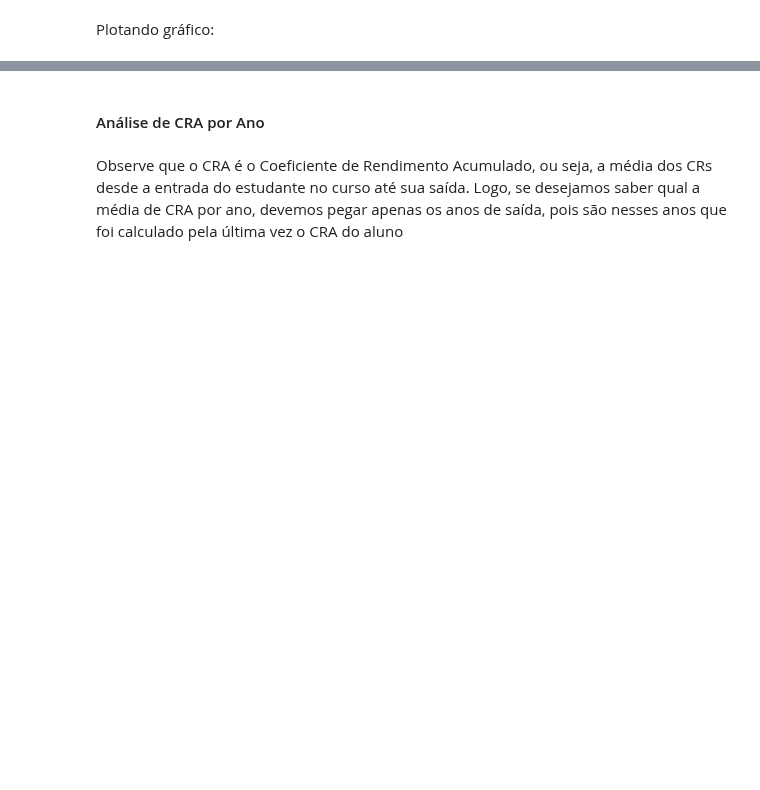
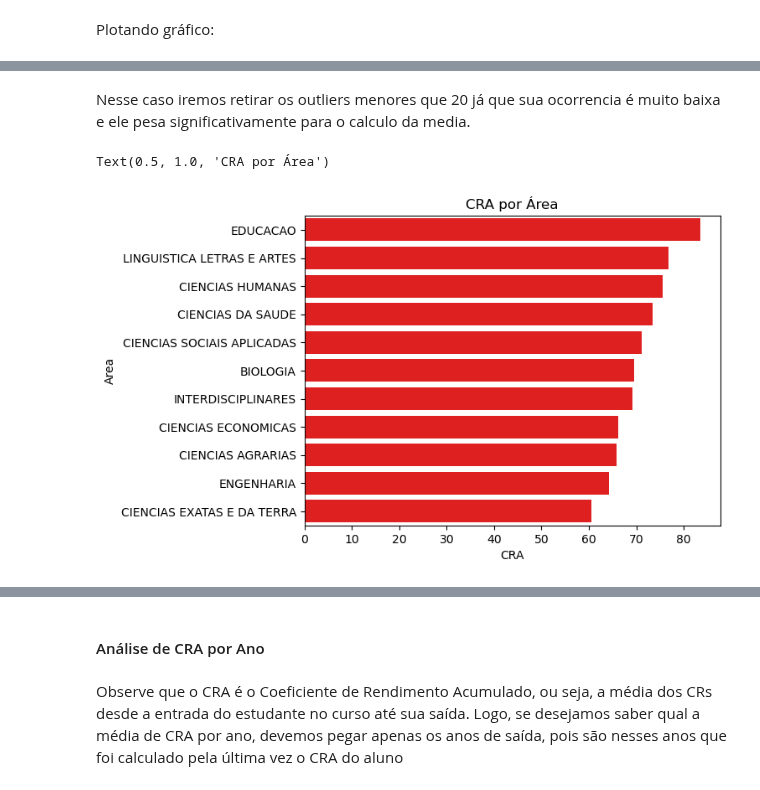
Before and after one commit to Duds04/Projeto_Dados, a Jupyter notebook: src/RespostasParte1.ipynb, the cells around one changed output, grey strips where cells are left out. Drawn from its saved outputs; the diff is of its cells as text; code cells hidden in the pictures; blank space fills up the shorter version.

```diff
--- a/src/RespostasParte1.ipynb
+++ b/src/RespostasParte1.ipynb
@@ -462,4 +534,10 @@ Plotando gráfico:
+# %% [markdown]
+Nesse caso iremos retirar os outliers menores que 20 já que sua ocorrencia é muito baixa e ele pesa significativamente para o calculo da media.
 # %%
-dfCRAArea = dfCRAArea.groupby('Area').mean().sort_values(by='CRA', ascending=False)
+dfCRAArea_filtrado = dfCRAArea[dfCRAArea['CRA'] > 20]
+dfCRAArea = dfCRAArea_filtrado.groupby('Area').mean().sort_values(by='CRA', ascending=False)
 sns.barplot(dfCRAArea, y='Area', x='CRA', color="#ff0000", errorbar=None)
 plt.title('CRA por Área')
+# %% [output]
+Text(0.5, 1.0, 'CRA por Área')
+[figure, added]
```
Also changed, not shown: parts of 30 cells of this notebook.
